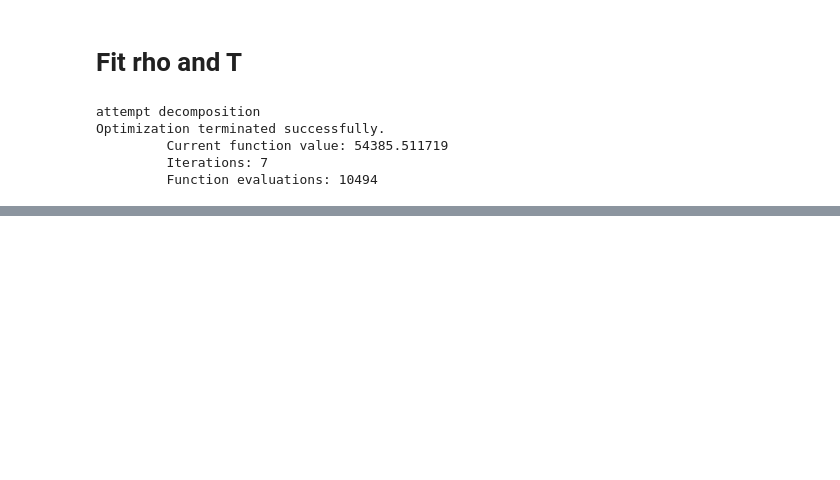
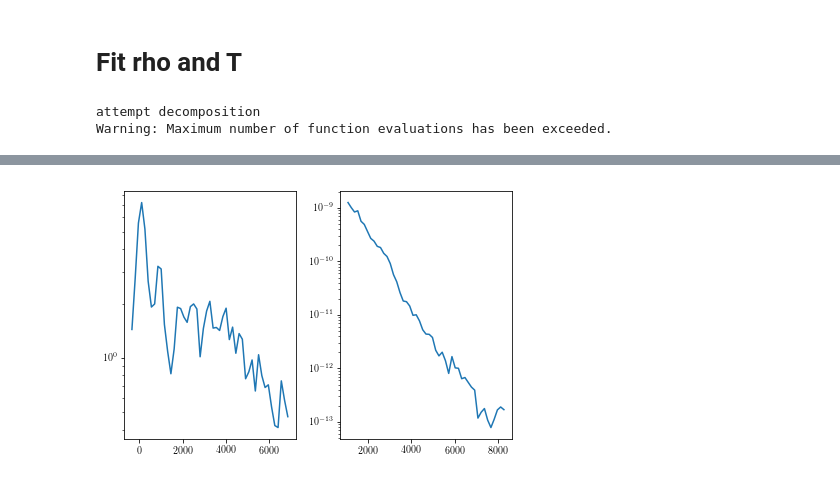
Before and after one commit to oslocyclotronlab/ompy, a Jupyter notebook: notebooks/Dy164/Dy164-notebook_1.ipynb, the cells around one changed output, grey strips where cells are left out. Drawn from its saved outputs; the diff is of its cells as text; code cells hidden in the pictures; blank space fills up the shorter version.

```diff
--- a/notebooks/Dy164/Dy164-notebook_1.ipynb
+++ b/notebooks/Dy164/Dy164-notebook_1.ipynb
@@ -226,14 +208,17 @@ Ex_max = 8000
 Eg_min = 1000
 
 ftol = 1e-4 # Fitting tolerance (in some unknown, relative units)
+maxfev = 9000 # maximum number of function evaluations
 
 #rho, T = om.fit_rho_T(ma.firstgen, firstgen_std, bin_width_out,
-rho, T = om.fit_rho_T(ma.firstgen, std_firstgen, bin_width_out,
+fits = om.FitRhoT(ma.firstgen, std_firstgen, bin_width_out,
                       Ex_min, Ex_max, Eg_min,
                       method="Powell",
-                      options={'disp':True, 'ftol':ftol}
+                      options={'disp':True, 'ftol':ftol, 'maxfev':maxfev}
                       #error_normalization="approximate"
                      )
+rho = fits.rho
+T = fits.T
 
 # 20190228: There does not seem to be any speedup from using the approximate normalization.
 
@@ -247,7 +232,4 @@ plt.tight_layout(True)
 plt.show()
 # %% [output]
 attempt decomposition
-Optimization terminated successfully.
-         Current function value: 54385.511719
-         Iterations: 7
-         Function evaluations: 10494
+Warning: Maximum number of function evaluations has been exceeded.
@@ -256,3 +236,4 @@ Optimization terminated successfully.
+[figure, added]
 # %%
 # Play with alpha parameter
 alpha = 0.002
```
Also changed, not shown: parts of 17 cells of this notebook, 1 other file.
